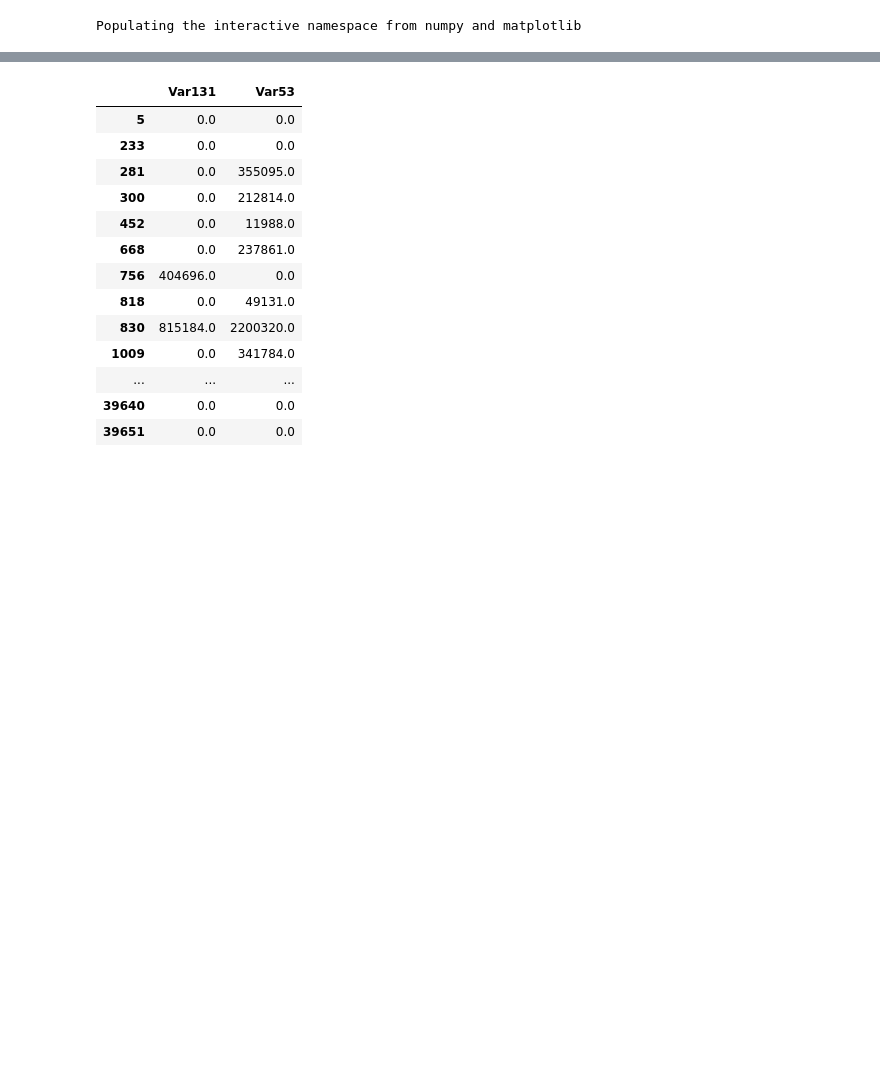
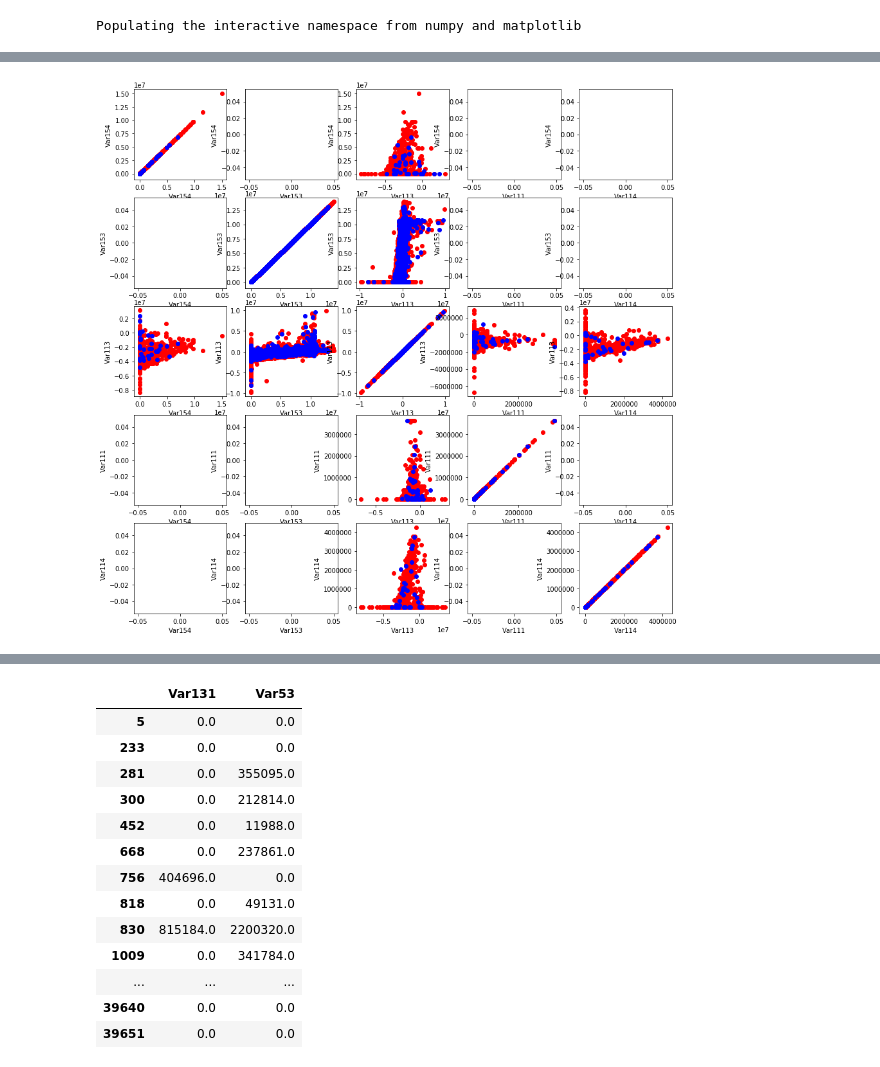
Before and after one commit to garbouz-victor/coursera-final-project, a Jupyter notebook: week1/week_1.ipynb, the cells around one changed output, grey strips where cells are left out. Cells and saved outputs as stored; diff of their text form; code cells hidden in the pictures; blank space fills up the shorter version.

```diff
--- a/week1/week_1.ipynb
+++ b/week1/week_1.ipynb
@@ -138,0 +192,4 @@ pylab.scatter(data['Var131'].loc[labels.index[labels[0] == 1].tolist()], \
+# %%
+charter_by_class(data, labels, sorted(corrs, key=corrs.__getitem__)[-20:][-10:][:5])
+# %% [output]
+[figure, added]
```
Also changed, not shown: parts of 11 cells of this notebook.
